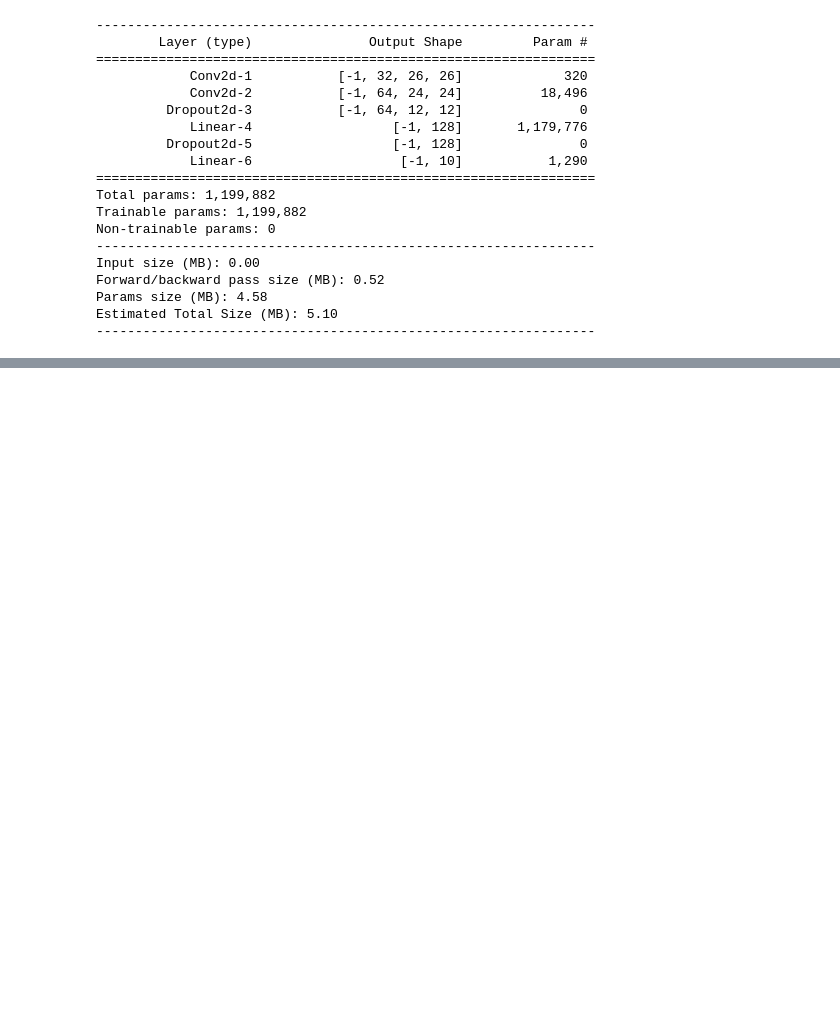
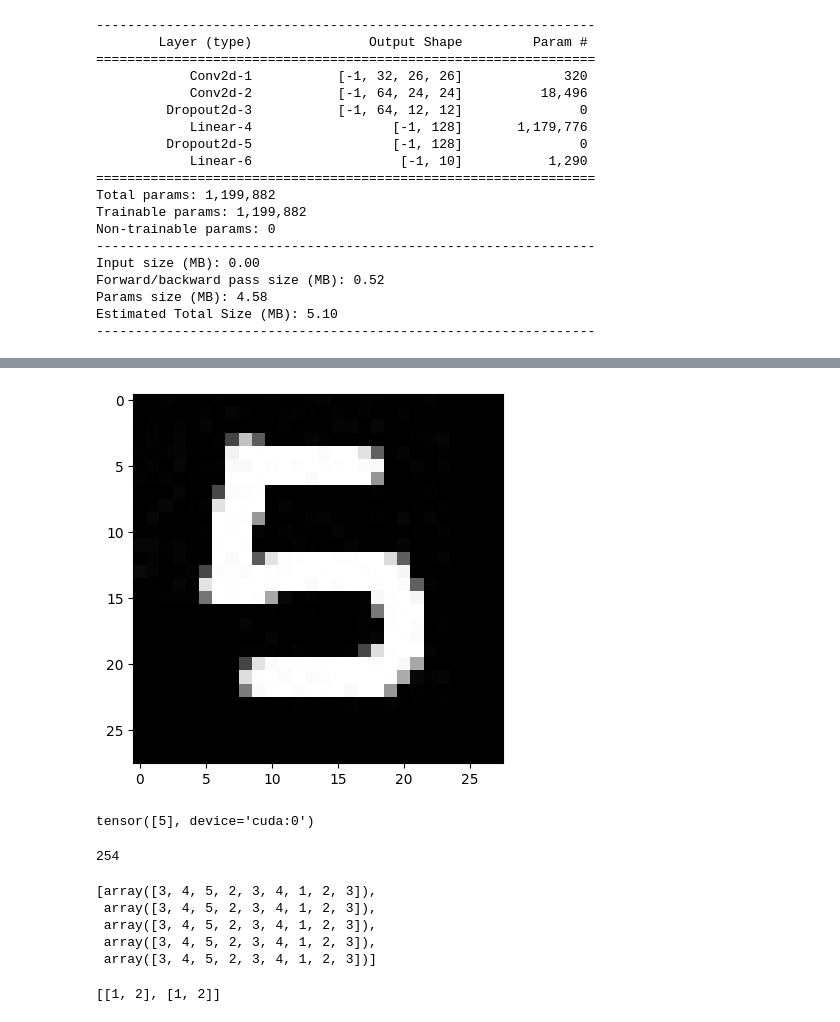
Before and after one commit to iznue/Ml_project, a Jupyter notebook: week7/pytorch/basic_torch_example_Mnist.ipynb, the cells around one changed output, grey strips where cells are left out. Drawn from its saved outputs; the diff is of its cells as text; code cells hidden in the pictures; blank space fills up the shorter version.

Commit message:
basic_torch_practice_Mnist

```diff
--- a/week7/pytorch/basic_torch_example_Mnist.ipynb
+++ b/week7/pytorch/basic_torch_example_Mnist.ipynb
@@ -328,0 +326,33 @@ plt.show()
+# %%
+### 새로운 이미지 넣고 값확인
+
+import cv2
+import numpy as np
+
+
+img=cv2.imread('c:/data/mnist_5.jpg', cv2.IMREAD_GRAYSCALE)
+#print(img.shape)
+#img = cv2.cvtColor(img, cv2.COLOR_BGR2RGB)
+img=cv2.resize(img, (28,28))
+
+# if img[0][0]==255:
+img=255-img  # 배경반전 (흰색 배경인 경우)
+img=img/255. # 정규화
+#print(img.shape)
+plt.imshow(img, cmap='gray')
+plt.show()
+img=np.reshape(img,(1,1,28,28))
+data = torch.Tensor(img)
+data=data.to(device)
+prediction=model(data)
+result=torch.max(prediction,1)
+result[1]
+# %% [output]
+[figure, added]
+tensor([5], device='cuda:0')
+# %%
+img=cv2.imread('c:/data/mnist_5.jpg', cv2.IMREAD_GRAYSCALE)
+img=cv2.resize(img, (28,28))
+img[0][0]  # 흰색인지 검은색인지 확인
+# %% [output]
+254
@@ -329,3 +367,33 @@ plt.show()
+# %%
+import numpy as np
+result=[]
+
+for x in range(5):
+    a=[]
+    a.append([3,4,5])
+    a.append([2,3,4])
+    a.append([1,2,3])
+    tmp=np.reshape(a,(-1)) # 모든 데이터를 하나로 묶음
+    result.append(tmp)
+result
+# %% [output]
+[array([3, 4, 5, 2, 3, 4, 1, 2, 3]),
+ array([3, 4, 5, 2, 3, 4, 1, 2, 3]),
+ array([3, 4, 5, 2, 3, 4, 1, 2, 3]),
+ array([3, 4, 5, 2, 3, 4, 1, 2, 3]),
+ array([3, 4, 5, 2, 3, 4, 1, 2, 3])]
+# %%
+a=[]
+a.append([])
+a[-1].append(1)
+a[-1].append(2)
+
+a.append([])
+a[-1].append(1)
+a[-1].append(2)
+a
+# %% [output]
+[[1, 2], [1, 2]]
 # %%
 correct
 # %% [output]
```
Also changed, not shown: parts of 10 cells of this notebook.
